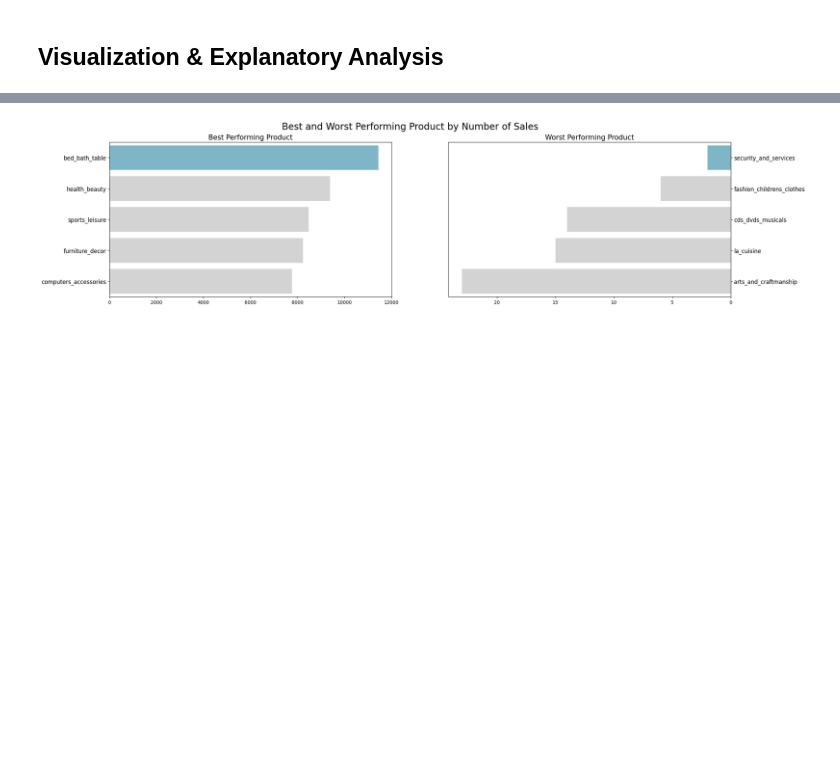
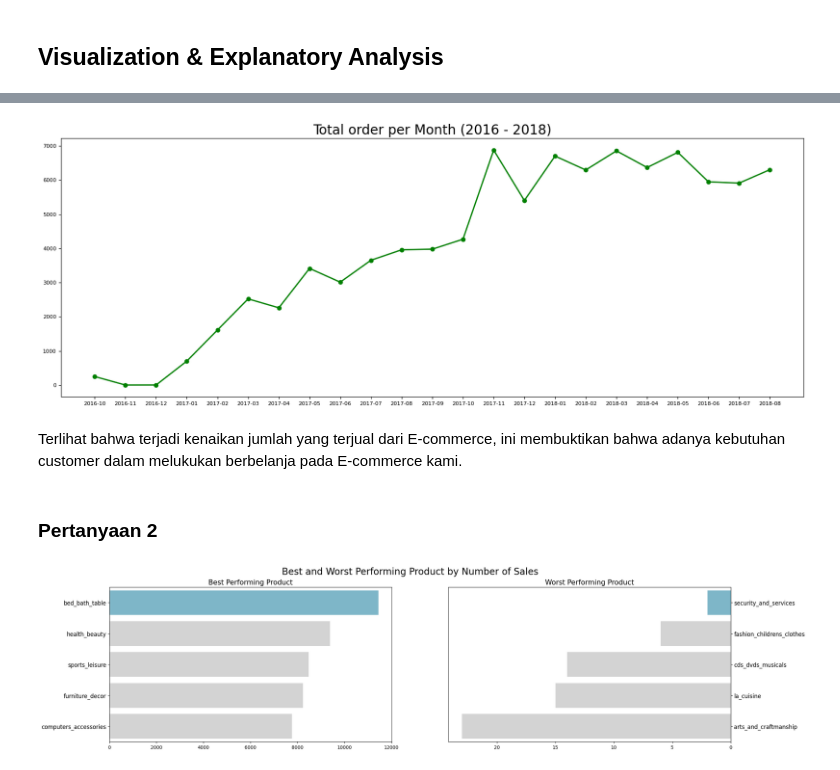
Before and after one commit to ilman79/Project_dicoding, a Jupyter notebook: Project_DataAnalisis.ipynb, the cells around one changed output, grey strips where cells are left out. Cells and saved outputs as stored; diff of their text form; code cells hidden in the pictures; blank space fills up the shorter version.

```diff
--- a/Project_DataAnalisis.ipynb
+++ b/Project_DataAnalisis.ipynb
@@ -1110,3 +1142,22 @@ result_payment_all.sort_values(by=("payment_value", "sum"), ascending=False)
+# %%
+plt.figure(figsize=(20,7))
+plt.plot(
+    monthly_orders_df["order_approved_at"],
+    monthly_orders_df["total_order"],
+    marker='o',
+    linewidth=2,
+    color="green"
+)
+plt.title("Total order per Month (2016 - 2018)", loc="center", fontsize=20)
+plt.xticks(fontsize=8)
+plt.yticks(fontsize=8)
+plt.show()
+# %% [output]
+[figure, added]
+# %% [markdown]
+Terlihat bahwa terjadi kenaikan jumlah yang terjual dari E-commerce, ini membuktikan bahwa adanya kebutuhan customer dalam melukukan berbelanja pada E-commerce kami.
+# %% [markdown]
+### Pertanyaan 2
 # %%
 sum_order_items_df = product_penjualan.groupby('product_category_name').size().sort_values(ascending=False).reset_index(name='count')
 fig, ax = plt.subplots(nrows=1, ncols=2, figsize=(24, 6))
```
Also changed, not shown: parts of 22 cells of this notebook.
